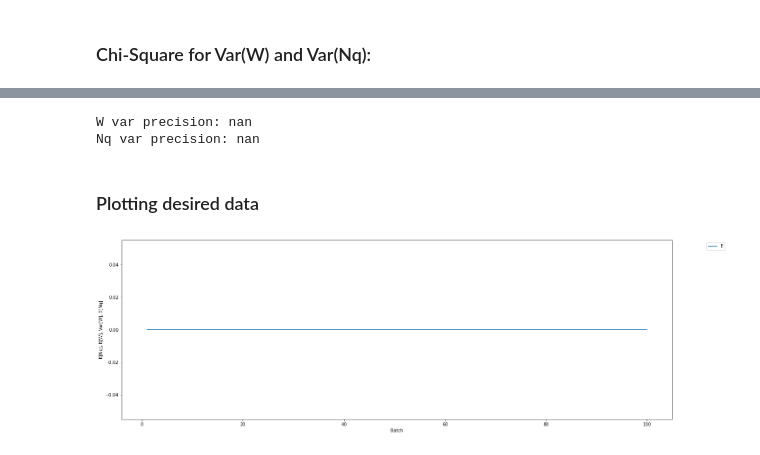
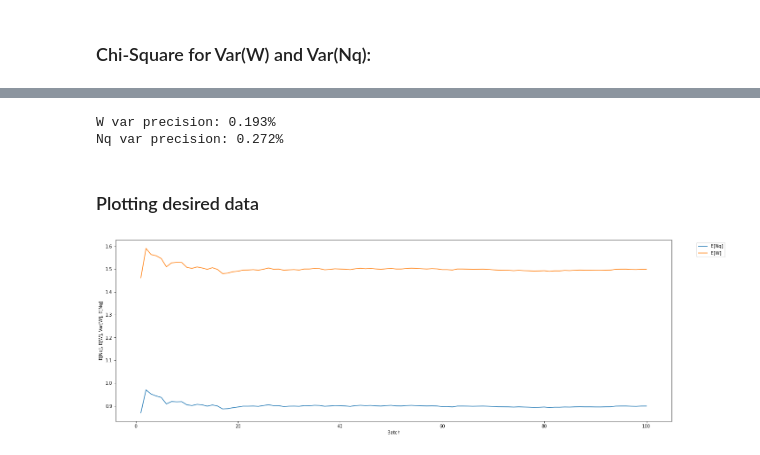
Before and after one commit to B-Trindade/Simulator-M-M-1, a Jupyter notebook: data/data_analytics.ipynb, the cells around one changed output, grey strips where cells are left out. Cells and saved outputs as stored; diff of their text form; code cells hidden in the pictures.

```diff
--- a/data/data_analytics.ipynb
+++ b/data/data_analytics.ipynb
@@ -3,5 +3,5 @@
 # %%
-FILE_NAME = 'results_fcfs-400-0,4.csv'
+FILE_NAME = 'results_fcfs-10000-0,6.csv'
 # %% [markdown]
 ### Imports:
 # %%
@@ -29,10 +29,12 @@ def plot(y: List[List], x: List = [], label: List = [], x_label: str = '', y_lab
 # %% [markdown]
 ### Initializing our DataFrame
 # %%
-df = pd.read_csv(FILE_NAME, delimiter=',', header=None, names=['batch', 'E_W', 'E_Nq'], skiprows=1)
+df = pd.read_csv(FILE_NAME, delimiter=',', header=None, names=['batch', 'E_W', 'V_W', 'E_Nq', 'V_Nq'], skiprows=1)
 # %%
 df['E_W'] = df['E_W'].map(lambda x: float(x))
+df['V_W'] = df['V_W'].map(lambda x: float(x))
 df['E_Nq'] = df['E_Nq'].map(lambda x: float(x))
+df['V_Nq'] = df['V_Nq'].map(lambda x: float(x))
 # %%
 df
 # %% [output]
@@ -127,17 +136,19 @@ IC da variância de Nq: (nan, nan)
 var_accuracy_w_2 = (var_IC_w_2[1] - var_IC_w_2[0])/(var_IC_w_2[1] + var_IC_w_2[0])
 var_accuracy_nq_2 = (var_IC_nq_2[1] - var_IC_nq_2[0])/(var_IC_nq_2[1] + var_IC_nq_2[0])
 
-print(f"W var precision: {var_accuracy_w_2}\nNq var precision: {var_accuracy_nq_2}")
+print(f"W var precision: {round(var_accuracy_w_2*100, 3)}%\nNq var precision: {round(var_accuracy_nq_2*100, 3)}%")
 # %% [output]
-W var precision: nan
-Nq var precision: nan
+W var precision: 0.193%
+Nq var precision: 0.272%
 # %% [markdown]
 ### Plotting desired data
 # %%
-# average_E_Nq = []
-# for i in range(1, len(df['E_Nq'])+1):
-#     average_E_Nq.append(sum(df['E_Nq'][:i])/i)
+average_E_Nq = []
+average_E_W = []
+for i in range(1, len(df['E_Nq'])+1):
+    average_E_Nq.append(sum(df['E_Nq'][:i])/i)
+    average_E_W.append(sum(df['E_W'][:i])/i)
 
-plot([df['E_Nq'], df[]], label='E[Nq]', x_label='Batch', y_label='E[Nq], E[W], Var[W], E[Nq]')
+plot([average_E_Nq[:100], average_E_W[:100]], label=['E[Nq]', 'E[W]'], x_label='Batch', y_label='E[Nq], E[W], Var[W], E[Nq]')
 # %% [output]
-[figure, old version]
+[figure, new version]
```
Also changed, not shown: parts of 17 cells of this notebook.
